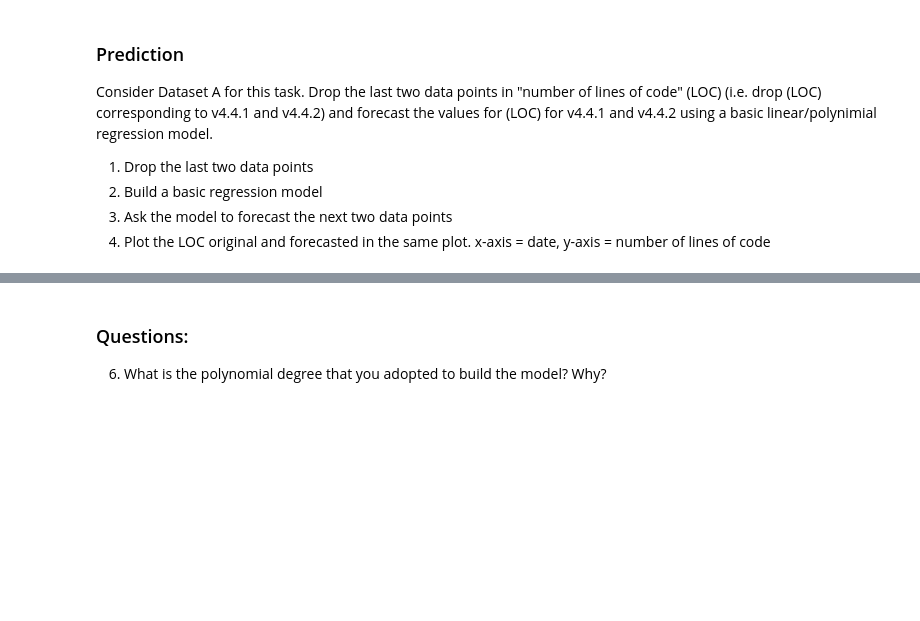
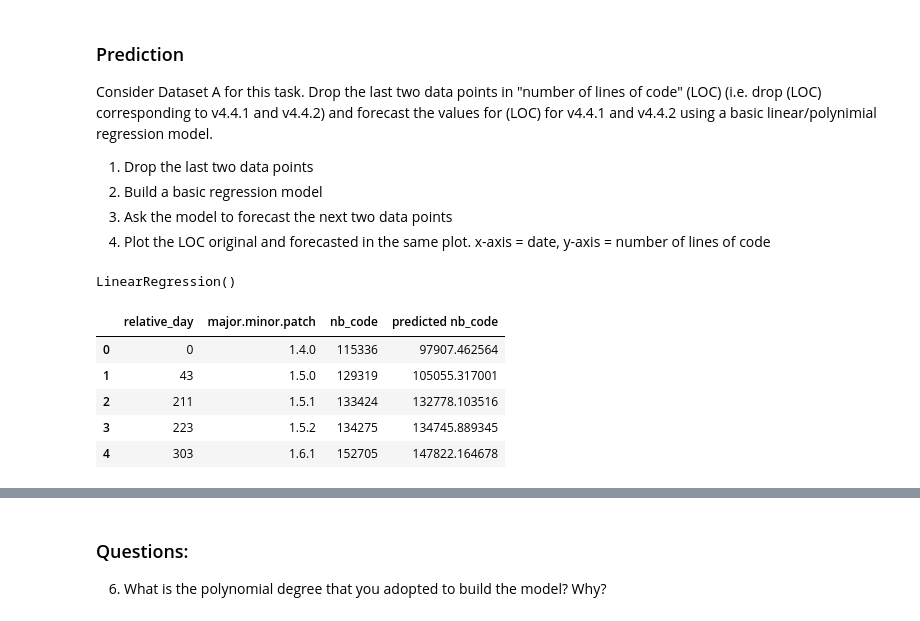
Before and after one commit to NoFOUC/Software_evolution_TP2_2023, a Jupyter notebook: TP2_section2.ipynb, the cells around one changed output, grey strips where cells are left out. Drawn from its saved outputs; the diff is of its cells as text; code cells hidden in the pictures; blank space fills up the shorter version.

```diff
--- a/TP2_section2.ipynb
+++ b/TP2_section2.ipynb
@@ -412,0 +339,23 @@ Consider Dataset A for this task. Drop the last two data points in "number of li
+# %%
+model = LinearRegression()
+model.fit(train_X, train_y)
+model
+# %% [output]
+LinearRegression()
+# %%
+all_X = mdates.date2num(maj_min_patch['relative_day'].copy()).reshape(-1, 1)
+all_X = PolynomialFeatures(degree=polynomial_degree, include_bias=False).fit_transform(all_X)
+all_y = maj_min_patch['nb_code']
+
+predict_y = model.predict(all_X)
+
+res_df = maj_min_patch[['relative_day', 'major.minor.patch', 'nb_code']].copy()
+res_df['predicted nb_code'] = predict_y
+res_df.head()
+# %% [output]
+|  | relative_day | major.minor.patch | nb_code | predicted nb_code |
+| 0 | 0 | 1.4.0 | 115336 | 97907.462564 |
+| 1 | 43 | 1.5.0 | 129319 | 105055.317001 |
+| 2 | 211 | 1.5.1 | 133424 | 132778.103516 |
+| 3 | 223 | 1.5.2 | 134275 | 134745.889345 |
+| 4 | 303 | 1.6.1 | 152705 | 147822.164678 |
```
Also changed, not shown: parts of 26 cells of this notebook, 35 other files.
